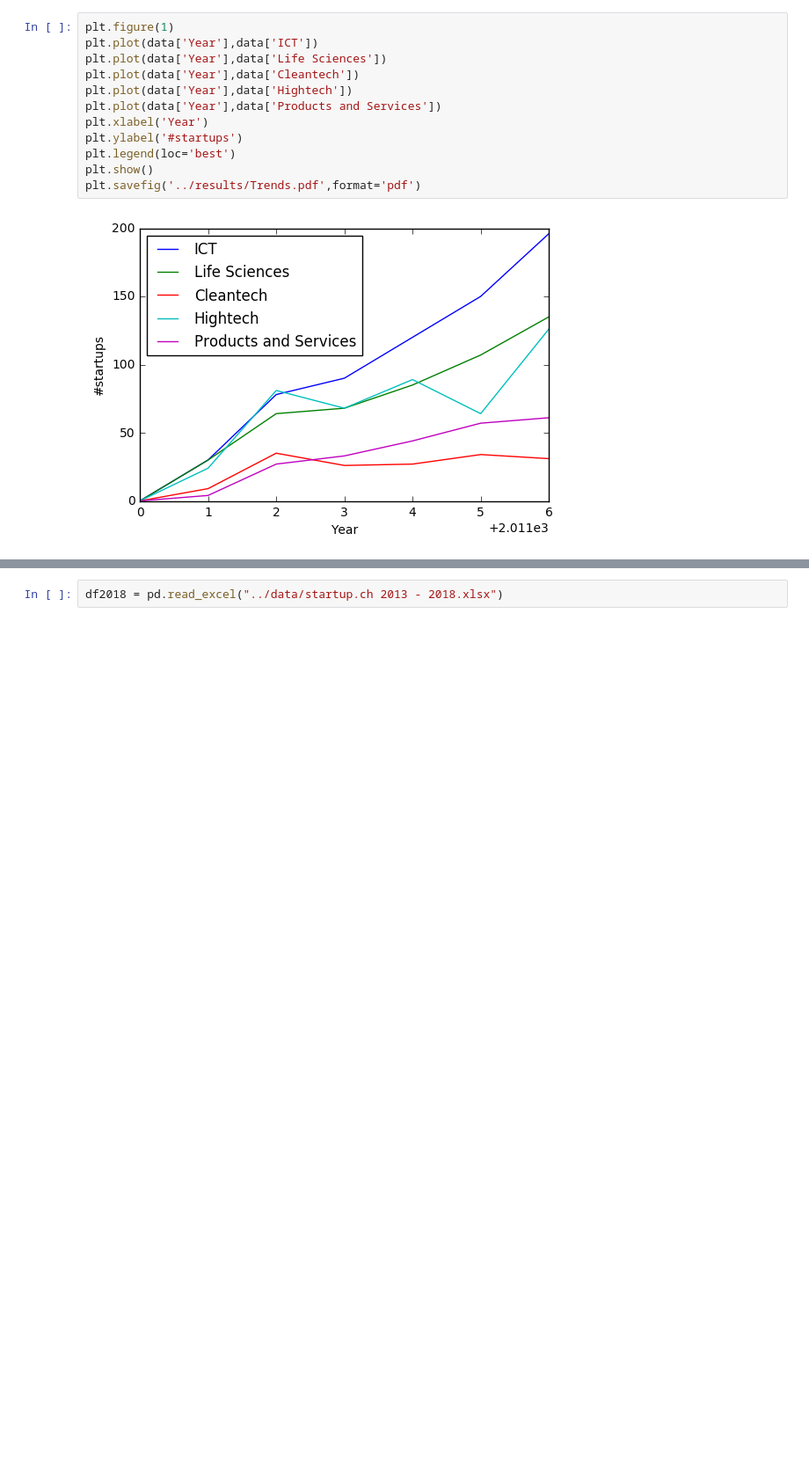
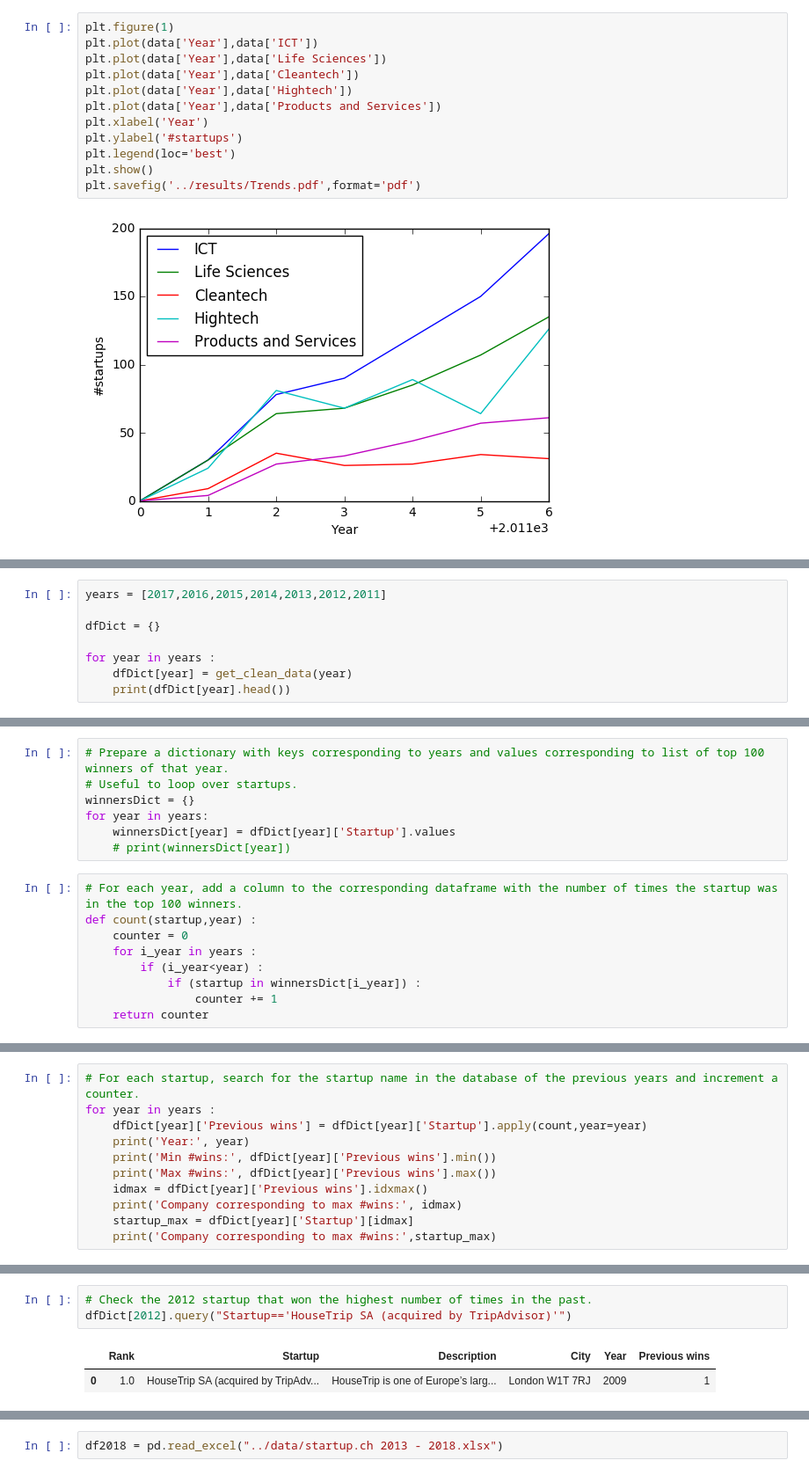
Before and after one commit to mastropi/HackNLead2018, a Jupyter notebook: swisscom/code/Federica.ipynb, the cells around one changed output, grey strips where cells are left out. Shown at 88% size. Cells and saved outputs as stored; diff of their text form; blank space fills up the shorter version.

Commit message:
Prepared dataframes of historical and 2018 startups.

```diff
--- a/swisscom/code/Startups2018.py.ipynb
+++ b/swisscom/code/Federica.ipynb
@@ -166,0 +191,8 @@ print(df2017.head())
+# %%
+years = [2017,2016,2015,2014,2013,2012,2011]
+
+dfDict = {}
+
+for year in years :
+    dfDict[year] = get_clean_data(year)
+    print(dfDict[year].head())
@@ -166,0 +217,16 @@ print(df2017.head())
+# %%
+# Prepare a dictionary with keys corresponding to years and values corresponding to list of top 100 winners of that year.
+# Useful to loop over startups.
+winnersDict = {}
+for year in years:
+    winnersDict[year] = dfDict[year]['Startup'].values
+    # print(winnersDict[year])
+# %%
+# For each year, add a column to the corresponding dataframe with the number of times the startup was in the top 100 winners.
+def count(startup,year) :
+    counter = 0
+    for i_year in years :
+        if (i_year<year) :
+            if (startup in winnersDict[i_year]) :
+                counter += 1
+    return counter
@@ -166,0 +245,11 @@ print(df2017.head())
+# %%
+# For each startup, search for the startup name in the database of the previous years and increment a counter.
+for year in years :
+    dfDict[year]['Previous wins'] = dfDict[year]['Startup'].apply(count,year=year)
+    print('Year:', year)
+    print('Min #wins:', dfDict[year]['Previous wins'].min())
+    print('Max #wins:', dfDict[year]['Previous wins'].max())
+    idmax = dfDict[year]['Previous wins'].idxmax()
+    print('Company corresponding to max #wins:', idmax)
+    startup_max = dfDict[year]['Startup'][idmax]
+    print('Company corresponding to max #wins:',startup_max)
@@ -166,0 +274,6 @@ print(df2017.head())
+# %%
+# Check the 2012 startup that won the highest number of times in the past.
+dfDict[2012].query("Startup=='HouseTrip SA (acquired by TripAdvisor)'")
+# %% [output]
+|  | Rank | Startup | Description | City | Year | Previous wins |
+| 0 | 1.0 | HouseTrip SA (acquired by TripAdv... | HouseTrip is one of Europe’s larg... | London W1T 7RJ | 2009 | 1 |
```
Also changed, not shown: parts of 21 cells of this notebook, 2 other files.
